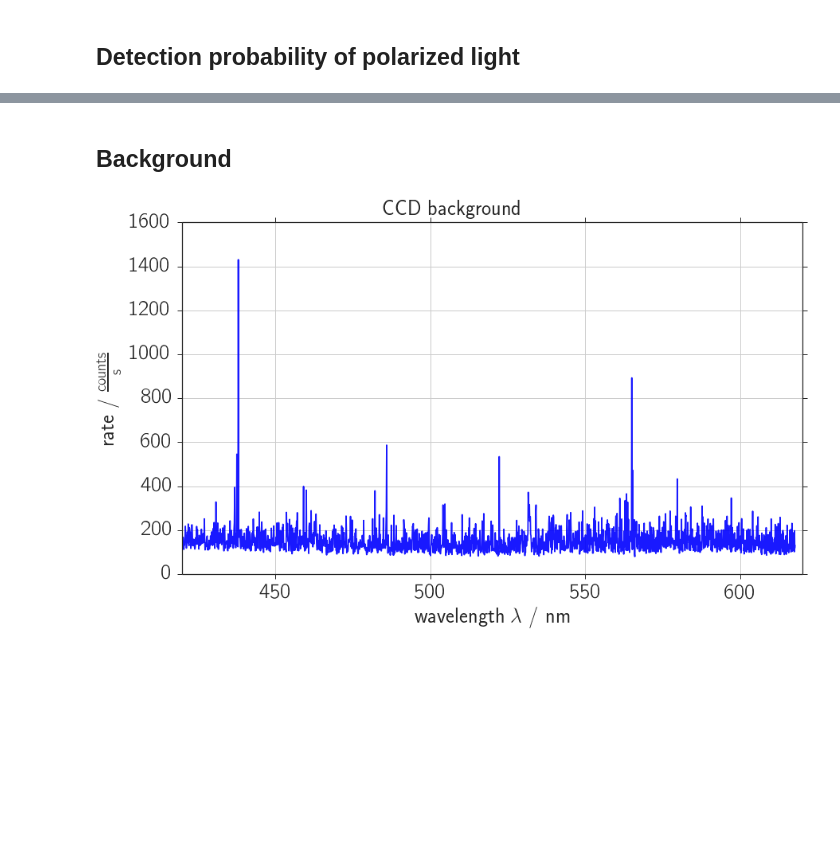
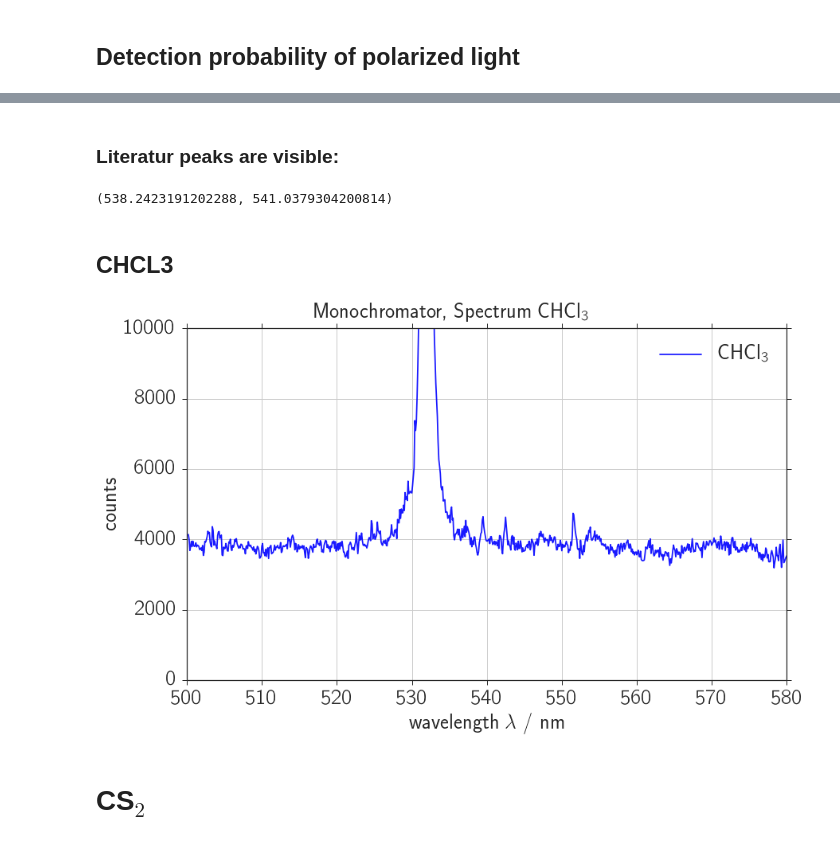
Before and after one commit to Bondzio/fp, a Jupyter notebook: raman/analysis/raman_mono.ipynb, the cells around one changed output, grey strips where cells are left out. Saved outputs shown, nothing was run; the diff lists cells and outputs as text; code cells hidden in the pictures; blank space fills up the shorter version.

Commit message:
Raman analysis complete - now its time to write...

```diff
--- a/raman/analysis/raman_mono.ipynb
+++ b/raman/analysis/raman_mono.ipynb
@@ -327,41 +394,37 @@ if save_fig:
+# %% [markdown]
+### Literatur peaks are visible:
+# %%
+1 / (1 / 532 - 218e-7), 1 / (1 / 532 - 314e-7)
+# %% [output]
+(538.2423191202288, 541.0379304200814)
 # %% [markdown]
-## Background
+## CHCL3
 # %%
-#### Background ####
-filename = "ccd_bg_30_10"
-
-# Get integration time and number of measurements
-f = open("data/" + filename + ".txt", encoding='cp1252')
-lines = f.readlines()
-f.close()
-t = np.float(lines[8].split(' ')[2]) * 1e-6 # measured time in sec
-avg = np.float(lines[9].split(' ')[3]) # number of recording to take average from
-
-# Data
-x = np.load("npy/"+filename+"_lamb.npy")
+'data/mono_chcl3_04.dig'
+filename = 'mono_chcl3_00' # 01 & 02: 3S, 1 AS
+x = np.load("npy/"+filename+"_lamb.npy") / 10
+x = x[1:]
 y = np.load("npy/"+filename+"_count.npy")
-y_e = un.uarray(y, np.maximum(1, np.sqrt(y / avg)))
-
-rate_bg = y / t
-rate_bg_e = y_e / t
-np.save(npy_dir + 'ccd_rate_bg', rate_bg)
-np.save(npy_dir + 'ccd_rate_bg_e', rate_bg_e)
+y = y[1:]
 
 # Plotting
 fig, ax = plt.subplots(1,1)
 if not save_fig:
-    fig.suptitle('CCD background')
-ax.plot(x, rate_bg, "-", alpha = 0.9, c=colors[0])
-ax.set_xlim(xlim_global)
-ax.set_xlabel('wavelength $\lambda$ / nm')
-ax.set_ylabel('rate / $\mathrm{\\frac{counts}{s}}$')
+    fig.suptitle('Monochromator, Spectrum CHCl$_3$')
+ax.plot(x, y, "-", alpha = 0.9, c=colors[0], label='CHCl$_3$')
+ax.set_xlim(500, 580)
+ax.set_ylim(0, 1e4)
+ax.set_xlabel("wavelength $\lambda$ / nm")
+ax.set_ylabel("counts")
 ax.grid(True)
-#ax.legend(loc='best')
+ax.legend(loc='best')
 if show_fig:
     fig.show()
 if save_fig:
-    file_name = "ccd_background"
+    file_name = "mono_chcl3"
     fig.savefig(fig_dir + file_name + ".pdf")
     fig.savefig(fig_dir + file_name + ".png")
 # %% [output]
-[figure, old version]
+[figure, new version]
+# %% [markdown]
+# CS$_2$
```
Also changed, not shown: parts of 22 cells of this notebook, 9 other files.
